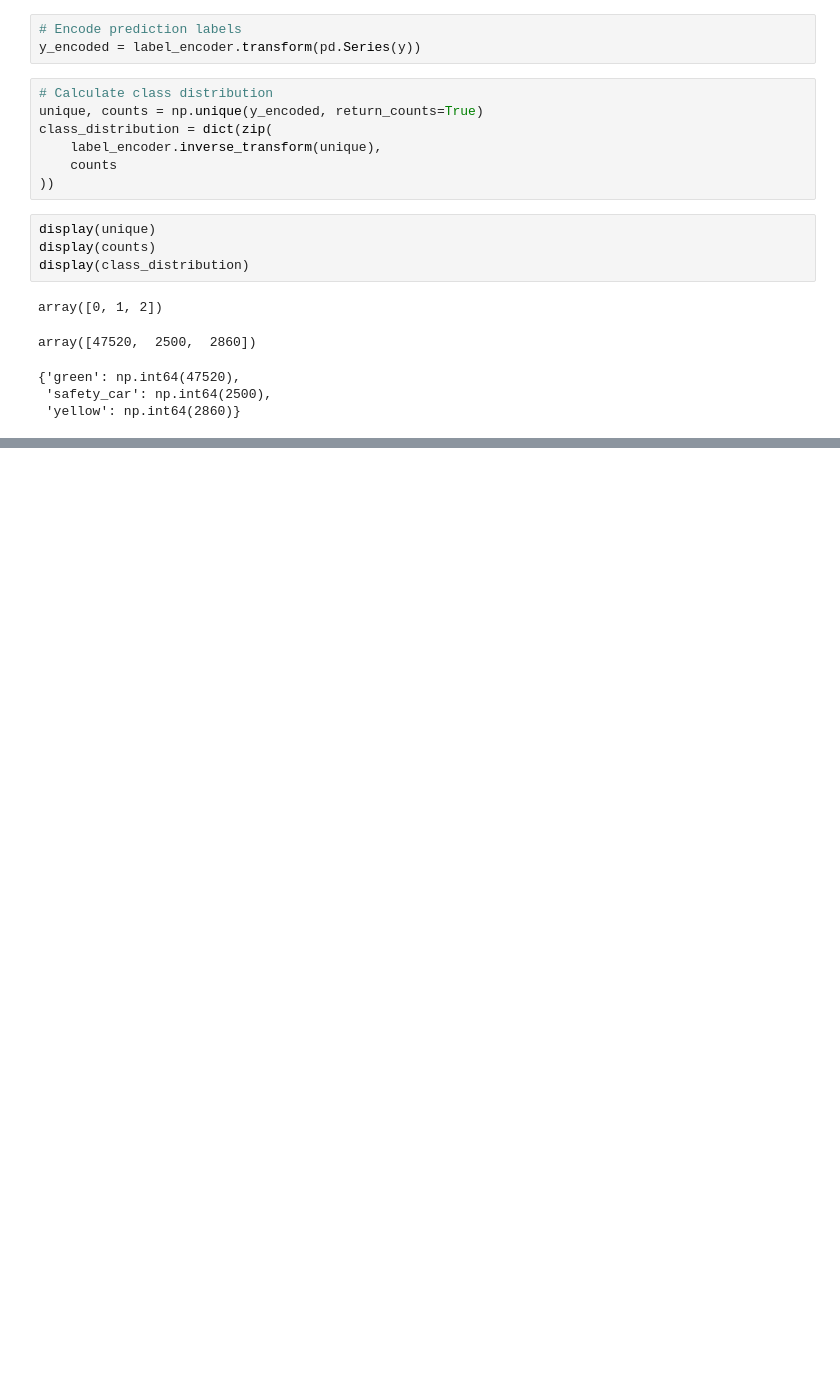
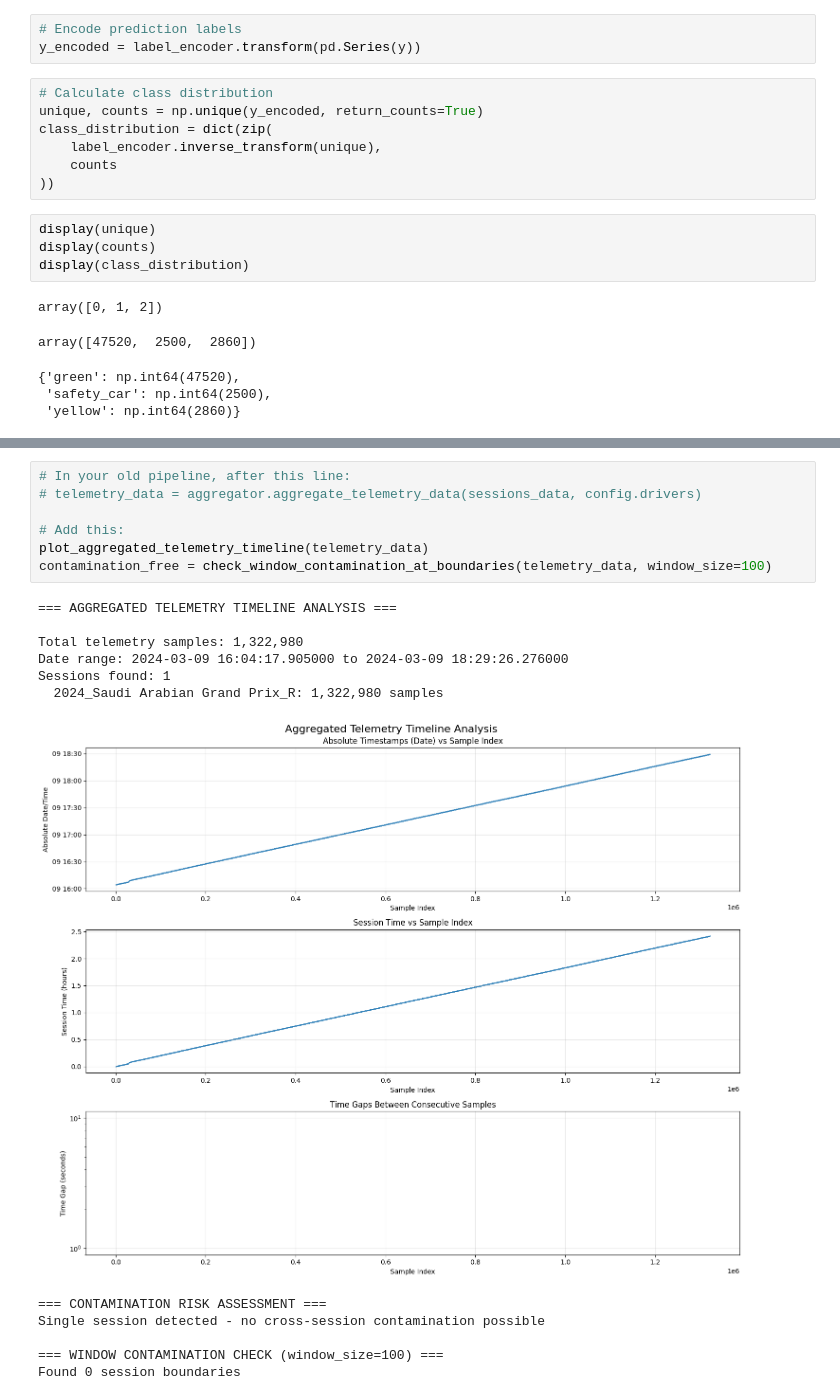
Before and after one commit to UC-Berkeley-I-School/datasci-210-2025-summer-formula1, a Jupyter notebook: sean/notebooks/week 8/etl_pipeline.ipynb, the cells around one changed output, grey strips where cells are left out. Cells and saved outputs as stored; diff of their text form; blank space fills up the shorter version.

```diff
--- a/sean/notebooks/week 8/etl_pipeline.ipynb
+++ b/sean/notebooks/week 8/etl_pipeline.ipynb
@@ -2260,0 +2479,20 @@ array([47520,  2500,  2860])
+# %%
+# In your old pipeline, after this line:
+# telemetry_data = aggregator.aggregate_telemetry_data(sessions_data, config.drivers)
+
+# Add this:
+plot_aggregated_telemetry_timeline(telemetry_data)
+contamination_free = check_window_contamination_at_boundaries(telemetry_data, window_size=100)
+# %% [output]
+=== AGGREGATED TELEMETRY TIMELINE ANALYSIS ===
+
+Total telemetry samples: 1,322,980
+Date range: 2024-03-09 16:04:17.905000 to 2024-03-09 18:29:26.276000
+Sessions found: 1
+  2024_Saudi Arabian Grand Prix_R: 1,322,980 samples
+[figure, added]
+=== CONTAMINATION RISK ASSESSMENT ===
+Single session detected - no cross-session contamination possible
+
+=== WINDOW CONTAMINATION CHECK (window_size=100) ===
+Found 0 session boundaries
```
Also changed, not shown: parts of 4 cells of this notebook, 8 other files.
